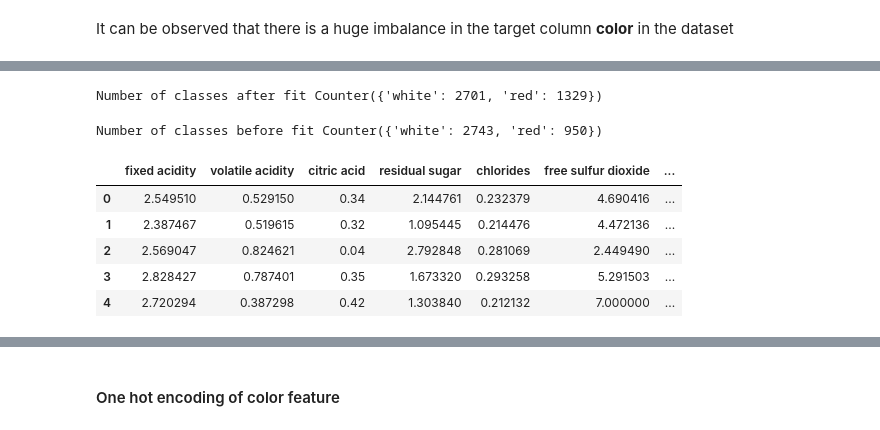
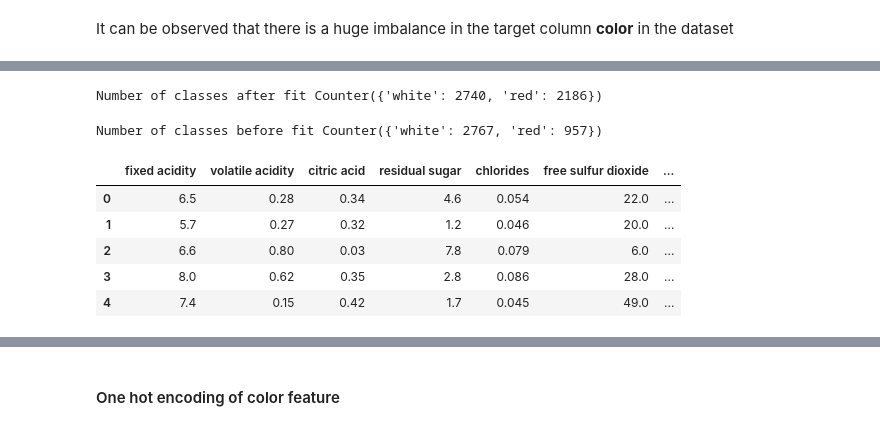
Before and after one commit to nipun1992/Predicting-Wine-Color, a Jupyter notebook: src/Wine_quality_Prediction.ipynb, the cells around one changed output, grey strips where cells are left out. Saved outputs shown, nothing was run; the diff lists cells and outputs as text; code cells hidden in the pictures.

```diff
--- a/src/Wine_quality_Prediction.ipynb
+++ b/src/Wine_quality_Prediction.ipynb
@@ -734,25 +577,25 @@ NameError: name 'SMOTETomek' is not defined
 # %%
-X = df.iloc[:,:-1]
+X = df_train.iloc[:,:-1]
 # %%
-Y = df.iloc[:,-1]
+Y = df_train.iloc[:,-1]
 # %%
 X_train, Y_train = os.fit_resample(X, Y)
 # %%
 print("Number of classes after fit {}".format(Counter(Y_train)))
 # %% [output]
-Number of classes after fit Counter({'white': 2701, 'red': 1329})
+Number of classes after fit Counter({'white': 2740, 'red': 2186})
 # %%
 print("Number of classes before fit {}".format(Counter(Y)))
 # %% [output]
-Number of classes before fit Counter({'white': 2743, 'red': 950})
+Number of classes before fit Counter({'white': 2767, 'red': 957})
 # %%
-df_train = X_train.join(Y_train, how='inner')
+df_train_balanced = X_train.join(Y_train, how='inner')
 # %%
-df_train.head()
+df_train_balanced.head()
 # %% [output]
 |  | fixed acidity | volatile acidity | citric acid | residual sugar | chlorides | free sulfur dioxide | ... |
-| 0 | 2.549510 | 0.529150 | 0.34 | 2.144761 | 0.232379 | 4.690416 | ... |
-| 1 | 2.387467 | 0.519615 | 0.32 | 1.095445 | 0.214476 | 4.472136 | ... |
-| 2 | 2.569047 | 0.824621 | 0.04 | 2.792848 | 0.281069 | 2.449490 | ... |
-| 3 | 2.828427 | 0.787401 | 0.35 | 1.673320 | 0.293258 | 5.291503 | ... |
-| 4 | 2.720294 | 0.387298 | 0.42 | 1.303840 | 0.212132 | 7.000000 | ... |
+| 0 | 6.5 | 0.28 | 0.34 | 4.6 | 0.054 | 22.0 | ... |
+| 1 | 5.7 | 0.27 | 0.32 | 1.2 | 0.046 | 20.0 | ... |
+| 2 | 6.6 | 0.80 | 0.03 | 7.8 | 0.079 | 6.0 | ... |
+| 3 | 8.0 | 0.62 | 0.35 | 2.8 | 0.086 | 28.0 | ... |
+| 4 | 7.4 | 0.15 | 0.42 | 1.7 | 0.045 | 49.0 | ... |
```
Also changed, not shown: parts of 58 cells of this notebook.
